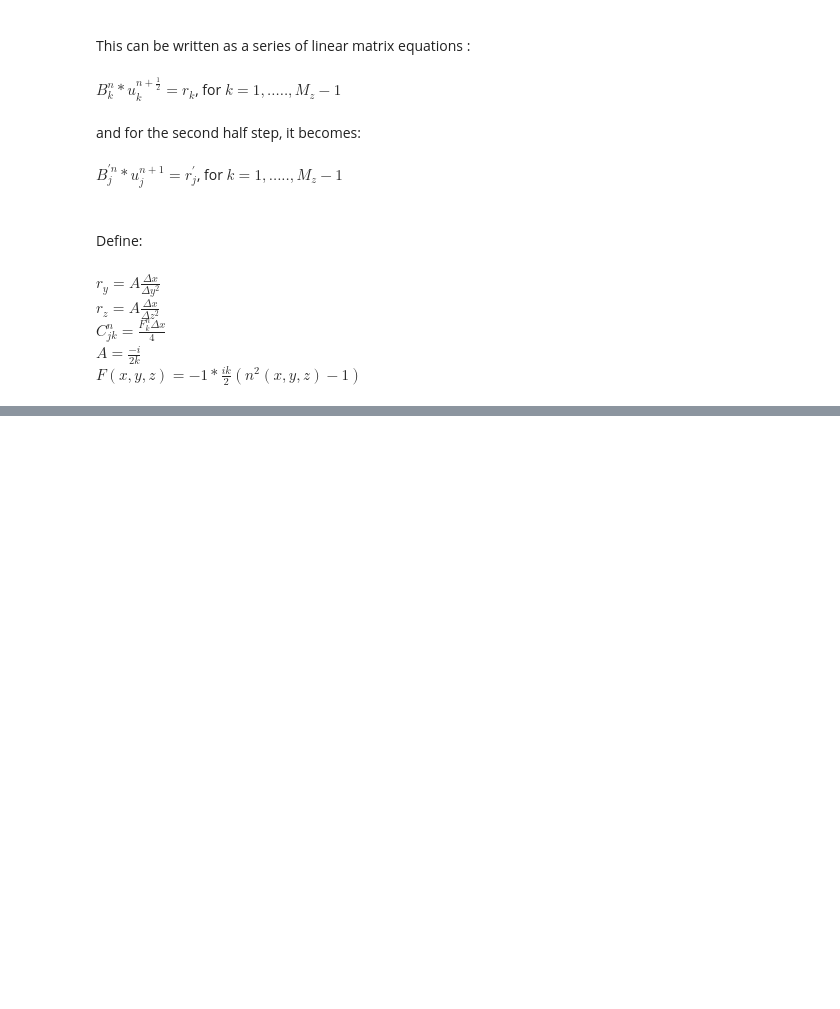
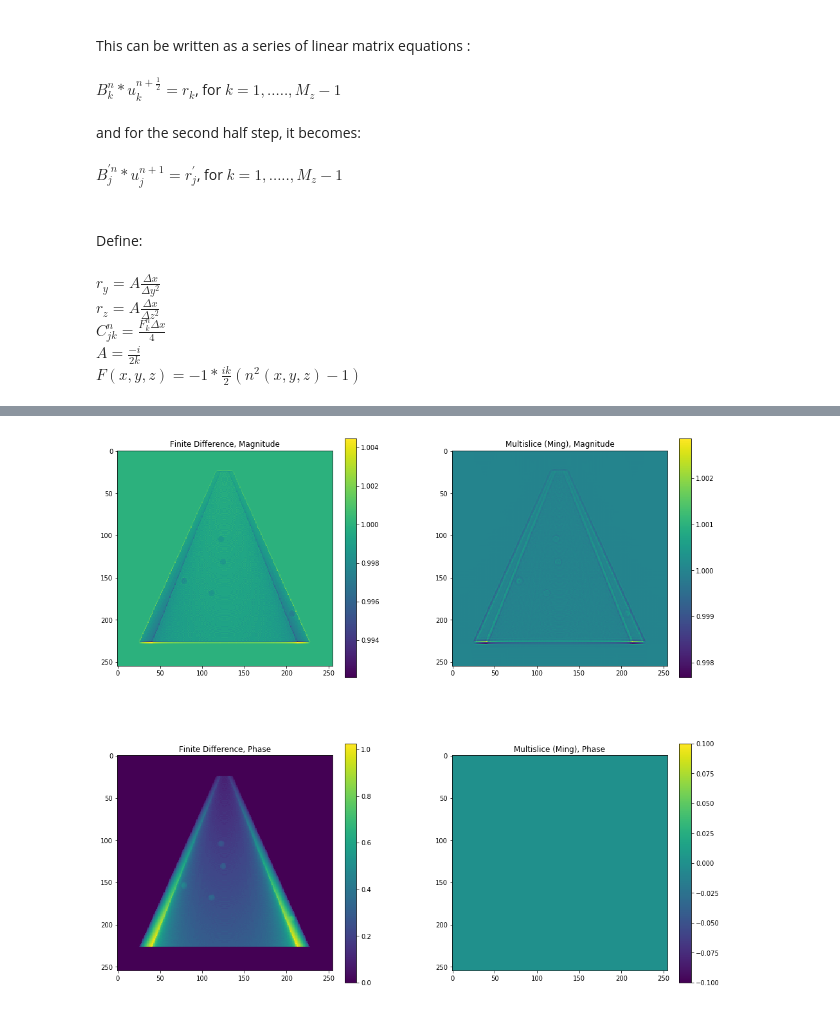
Before and after one commit to s-sajid-ali/xwp, a Jupyter notebook: finite_difference/2d/compare_ming/2d_fd_matter.ipynb, the cells around one changed output, grey strips where cells are left out. Cells and saved outputs as stored; diff of their text form; code cells hidden in the pictures; blank space fills up the shorter version.

```diff
--- a/finite_difference/2d/compare_ming/2d_fd_matter.ipynb
+++ b/finite_difference/2d/compare_ming/2d_fd_matter.ipynb
@@ -113,3 +112,29 @@ plt.show()
+# %%
+ming_out = np.load('ming_output.npy')
+
+fig,(ax) = plt.subplots(2,2)
+
+im1 = ax[0,0].imshow(np.abs(wave_history[-1,:,:]))
+ax[0,0].set_title('Finite Difference, Magnitude')
+fig.colorbar(im1, ax=ax[0,0],fraction=0.05)
+
+im2 = ax[0,1].imshow(np.abs(ming_out))
+ax[0,1].set_title('Multislice (Ming), Magnitude')
+fig.colorbar(im2, ax=ax[0,1],fraction=0.05)
+
+im3 = ax[1,0].imshow(unwrap_phase(np.angle(wave_history[-1,:,:])))
+ax[1,0].set_title('Finite Difference, Phase')
+fig.colorbar(im3, ax=ax[1,0],fraction=0.05)
+
+im4 = ax[1,1].imshow(unwrap_phase(np.angle(ming_out)))
+ax[1,1].set_title('Multislice (Ming), Phase')
+fig.colorbar(im4, ax=ax[1,1],fraction=0.05)
+
+fig.subplots_adjust(wspace=0.4)
+plt.rcParams["figure.figsize"] = (16,16)
+plt.show()
+# %% [output]
+[figure, added]
 # %%
 i = 35
 f,(ax1,ax2) = plt.subplots(1,2)
```
Also changed, not shown: parts of 5 cells of this notebook, 1 other file.
